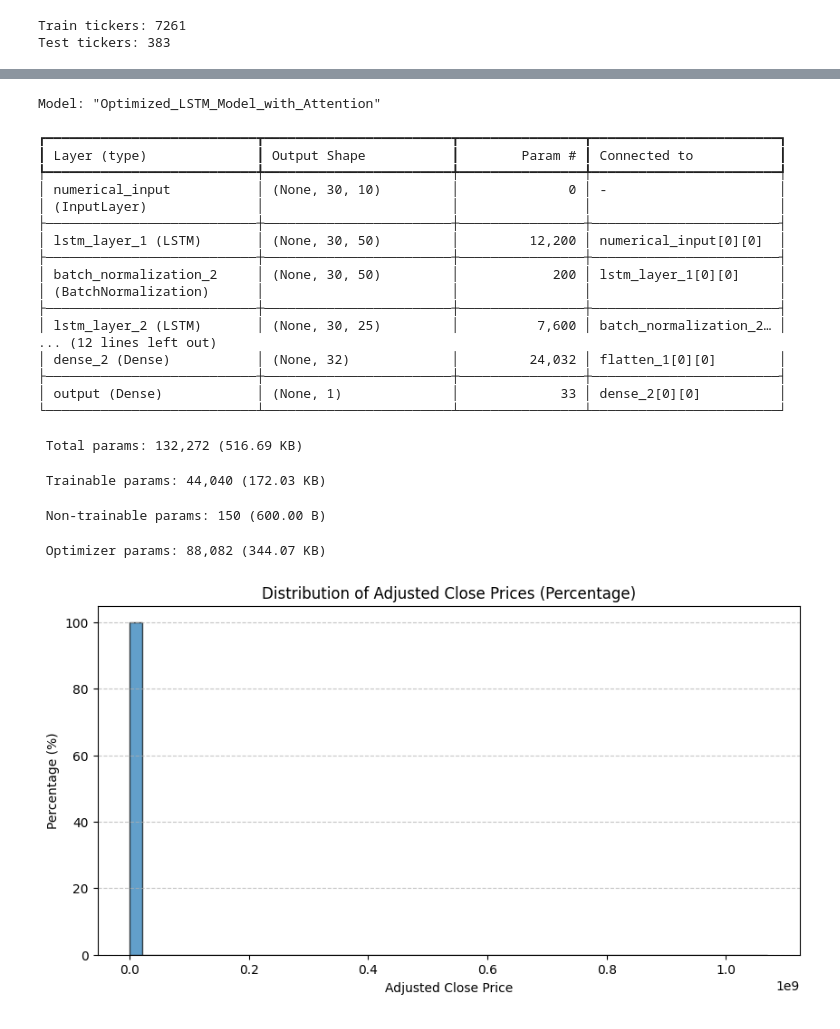
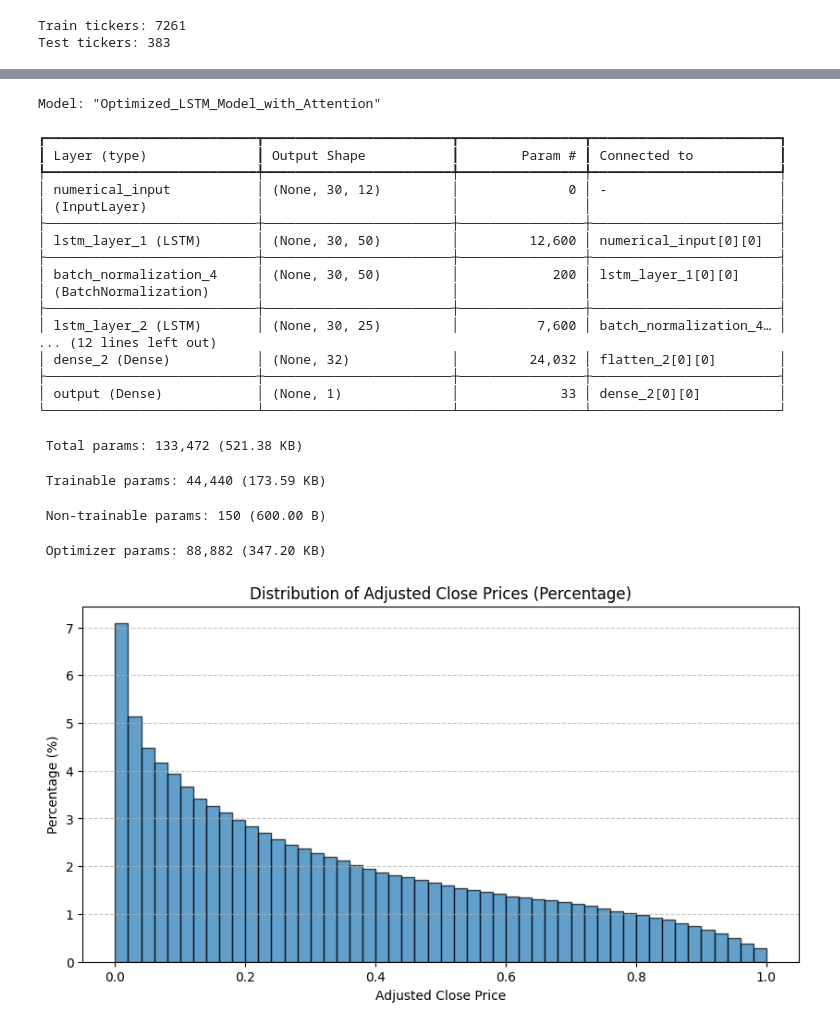
Before and after one commit to thunder913/Deep-Learning, a Jupyter notebook: stocks_deep_learning.ipynb, the cells around one changed output, grey strips where cells are left out. Cells and saved outputs as stored; diff of their text form; code cells hidden in the pictures.

```diff
--- a/stocks_deep_learning.ipynb
+++ b/stocks_deep_learning.ipynb
@@ -729,7 +732,7 @@ simple_lstm_model.save(google_drive_path + 'simple_lstm_model4_1.keras')
 import tensorflow as tf
 
 # Load the model
-simple_lstm_model = tf.keras.models.load_model(google_drive_path + 'simple_lstm_model1_1.keras')
+simple_lstm_model = tf.keras.models.load_model(google_drive_path + 'simple_lstm_model4_2.keras')
 
 # Verify the model summary
 simple_lstm_model.summary()
@@ -738,51 +741,51 @@ Model: "Optimized_LSTM_Model_with_Attention"
 ┏━━━━━━━━━━━━━━━━━━━━━━━━━━━┳━━━━━━━━━━━━━━━━━━━━━━━━┳━━━━━━━━━━━━━━━━┳━━━━━━━━━━━━━━━━━━━━━━━━┓
 ┃ Layer (type)              ┃ Output Shape           ┃        Param # ┃ Connected to           ┃
 ┡━━━━━━━━━━━━━━━━━━━━━━━━━━━╇━━━━━━━━━━━━━━━━━━━━━━━━╇━━━━━━━━━━━━━━━━╇━━━━━━━━━━━━━━━━━━━━━━━━┩
-│ numerical_input           │ (None, 30, 10)         │              0 │ -                      │
+│ numerical_input           │ (None, 30, 12)         │              0 │ -                      │
 │ (InputLayer)              │                        │                │                        │
 ├───────────────────────────┼────────────────────────┼────────────────┼────────────────────────┤
-│ lstm_layer_1 (LSTM)       │ (None, 30, 50)         │         12,200 │ numerical_input[0][0]  │
+│ lstm_layer_1 (LSTM)       │ (None, 30, 50)         │         12,600 │ numerical_input[0][0]  │
 ├───────────────────────────┼────────────────────────┼────────────────┼────────────────────────┤
-│ batch_normalization_2     │ (None, 30, 50)         │            200 │ lstm_layer_1[0][0]     │
+│ batch_normalization_4     │ (None, 30, 50)         │            200 │ lstm_layer_1[0][0]     │
 │ (BatchNormalization)      │                        │                │                        │
 ├───────────────────────────┼────────────────────────┼────────────────┼────────────────────────┤
-│ lstm_layer_2 (LSTM)       │ (None, 30, 25)         │          7,600 │ batch_normalization_2… │
+│ lstm_layer_2 (LSTM)       │ (None, 30, 25)         │          7,600 │ batch_normalization_4… │
 ... (12 lines left out)
-│ dense_2 (Dense)           │ (None, 32)             │         24,032 │ flatten_1[0][0]        │
+│ dense_2 (Dense)           │ (None, 32)             │         24,032 │ flatten_2[0][0]        │
 ├───────────────────────────┼────────────────────────┼────────────────┼────────────────────────┤
 │ output (Dense)            │ (None, 1)              │             33 │ dense_2[0][0]          │
 └───────────────────────────┴────────────────────────┴────────────────┴────────────────────────┘
- Total params: 132,272 (516.69 KB)
+ Total params: 133,472 (521.38 KB)
- Trainable params: 44,040 (172.03 KB)
+ Trainable params: 44,440 (173.59 KB)
  Non-trainable params: 150 (600.00 B)
- Optimizer params: 88,082 (344.07 KB)
+ Optimizer params: 88,882 (347.20 KB)
 # %%
 stock_data = pd.read_csv(stock_prices_path)
 # %%
 # Assuming stock_data['close_adjusted'] is a valid column in a DataFrame
 # Simulating data if actual data is unavailable
 
 import numpy as np
 
 # Simulated data (if user doesn't upload real data)
 # stock_data = pd.DataFrame({'close_adjusted': np.random.lognormal(mean=2, sigma=0.5, size=1000)})
 
 # Plotting the histogram with percentages on the Y-axis
 plt.figure(figsize=(10, 5))
 n, bins, patches = plt.hist(
-    stock_data['close_adjusted'],
+    stock_data_tidy['close_adjusted'],
     bins=50,
-    weights=np.ones_like(stock_data['close_adjusted']) / len(stock_data['close_adjusted']) * 100,
+    weights=np.ones_like(stock_data_tidy['close_adjusted']) / len(stock_data_tidy['close_adjusted']) * 100,
     edgecolor='black',
     alpha=0.7
 )
 plt.xlabel('Adjusted Close Price')
 plt.ylabel('Percentage (%)')
 plt.title('Distribution of Adjusted Close Prices (Percentage)')
 plt.grid(axis='y', linestyle='--', alpha=0.7)
 plt.show()
 # %% [output]
-[figure, old version]
+[figure, new version]
 # %%
 import numpy as np
 
```
Also changed, not shown: parts of 23 cells of this notebook.
